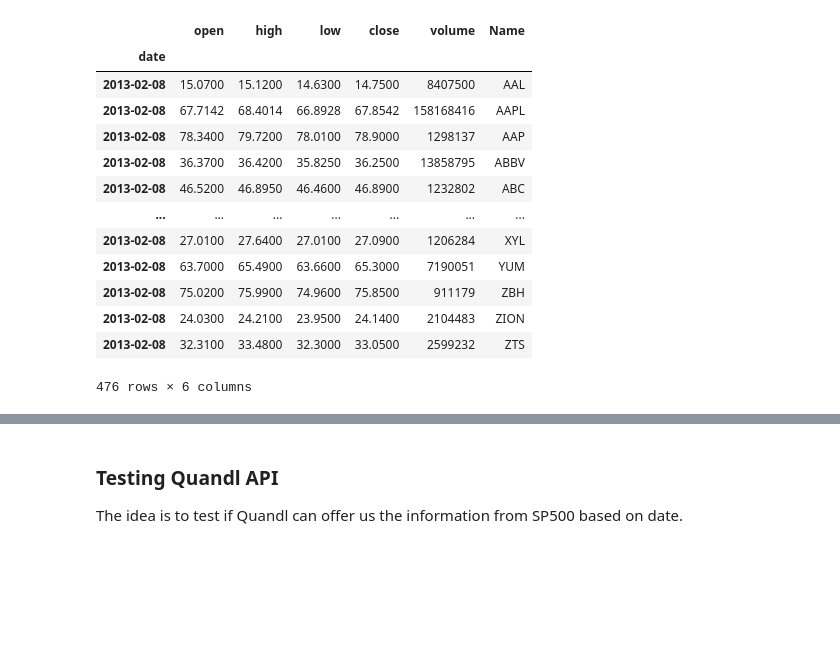
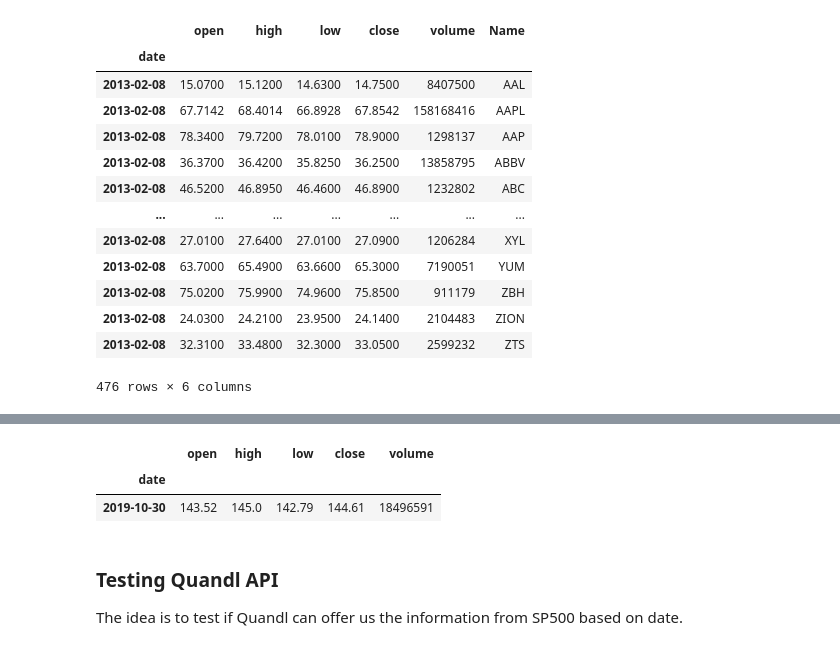
Before and after one commit to GabrielSGoncalves/serverless_etl_medium, a Jupyter notebook: serveless_ETL_using_Amazon_Lambda.ipynb, the cells around one changed output, grey strips where cells are left out. Drawn from its saved outputs; the diff is of its cells as text; code cells hidden in the pictures; blank space fills up the shorter version.

```diff
--- a/serveless_ETL_using_Amazon_Lambda.ipynb
+++ b/serveless_ETL_using_Amazon_Lambda.ipynb
@@ -42,0 +97,5 @@ df_sp500.loc['2013-02-08']
+# %%
+now_time = datetime.now()
+start_time = datetime(now_time.year - 5, now_time.month , now_time.day)
+print(now_time)
+print(start_time)
@@ -43,3 +105,11 @@ df_sp500.loc['2013-02-08']
+# %%
+stock_df = web.DataReader('MSFT','iex', '2019-10-30', now_time)
+# %%
+stock_df
+# %% [output]
+|  | open | high | low | close | volume |
+| date |  |  |  |  |  |
+| 2019-10-30 | 143.52 | 145.0 | 142.79 | 144.61 | 18496591 |
 # %% [markdown]
 ### Testing Quandl API
 The idea is to test if Quandl can offer us the information from SP500 based on date.
```
Also changed, not shown: parts of 5 cells of this notebook, 1 other file.
